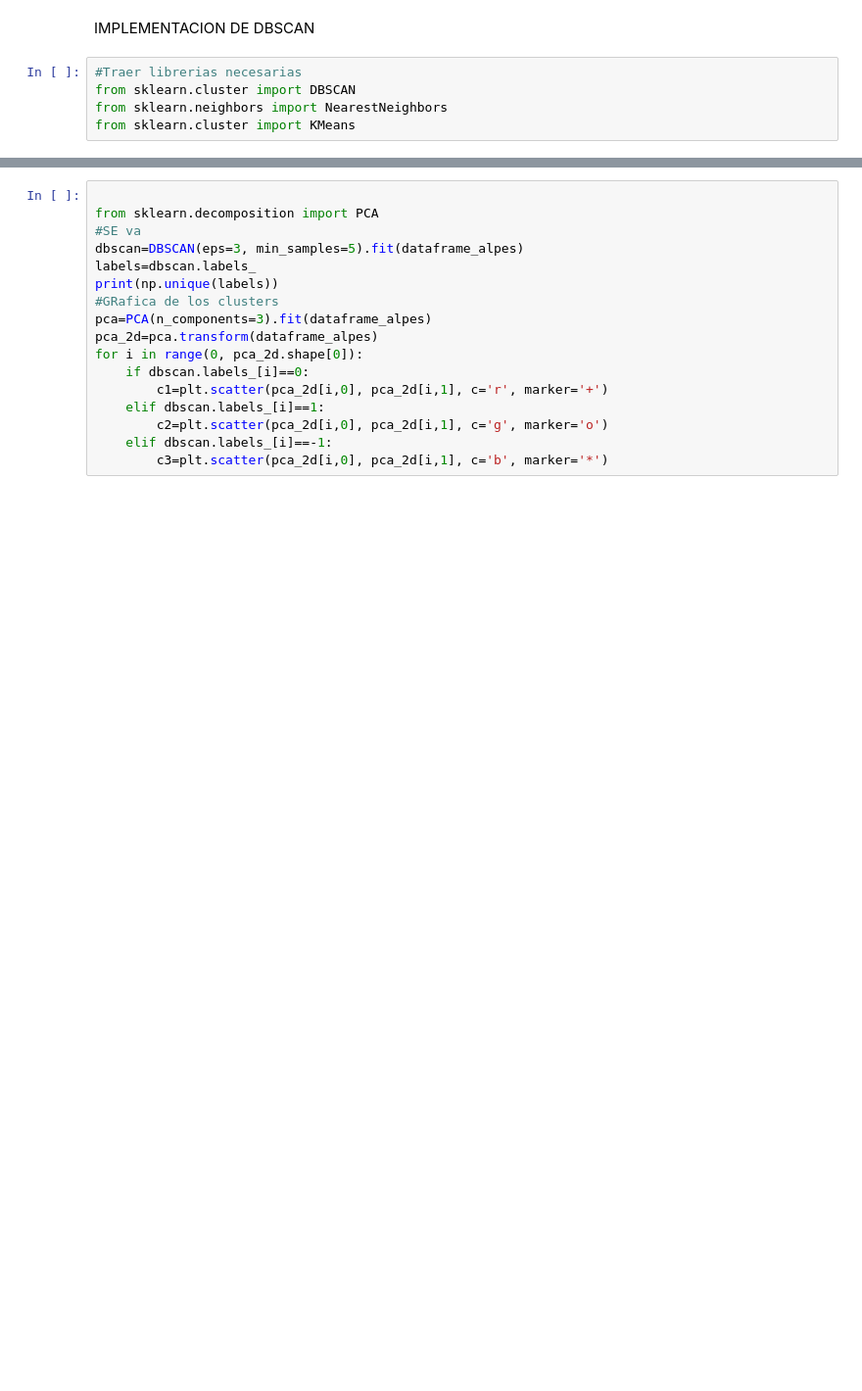
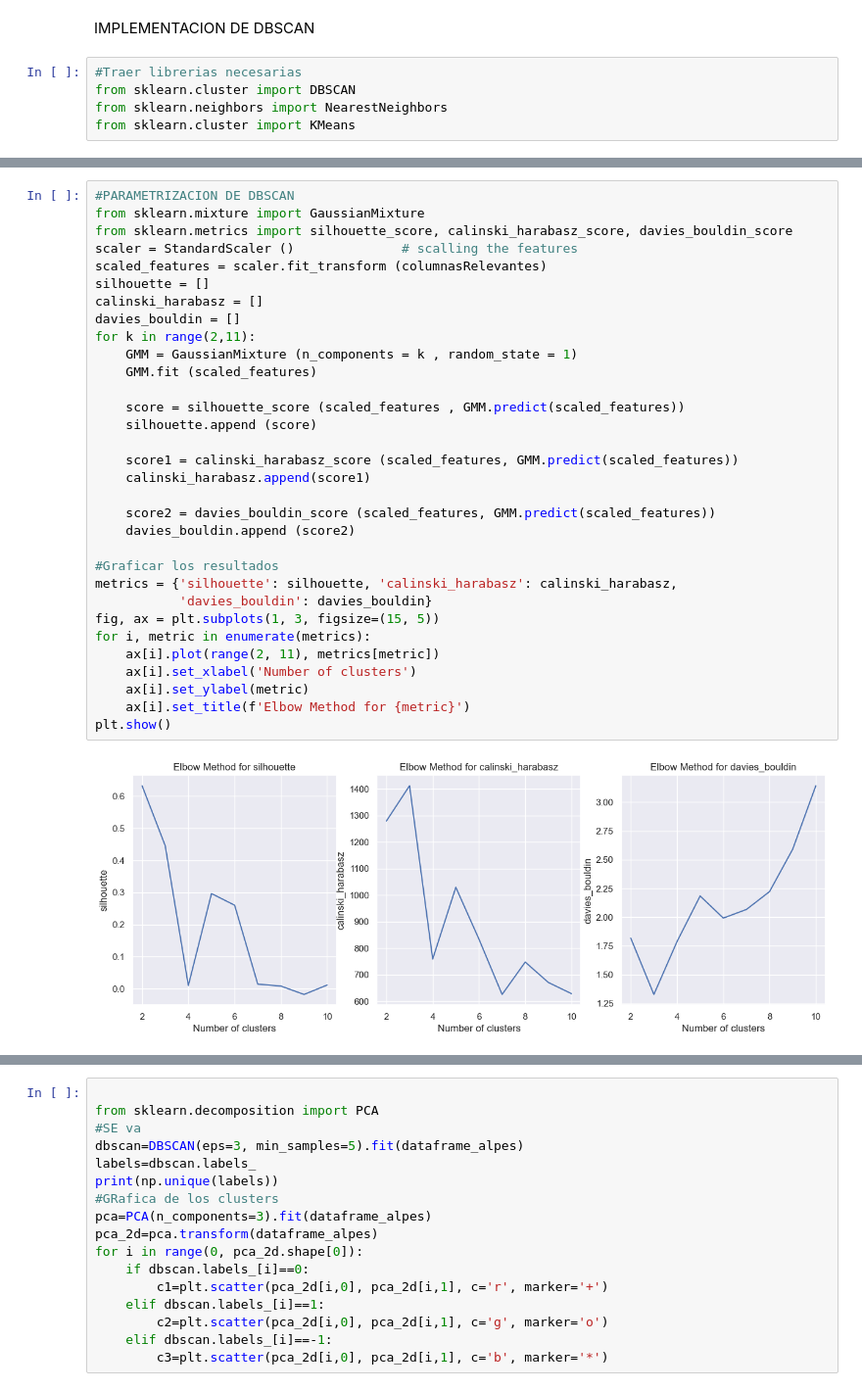
Before and after one commit to itsmemanuu/Lab01BI, a Jupyter notebook: LAB01.ipynb, the cells around one changed output, grey strips where cells are left out. Shown at 98% size. Drawn from its saved outputs; the diff is of its cells as text; blank space fills up the shorter version.

```diff
--- a/LAB01.ipynb
+++ b/LAB01.ipynb
@@ -608,3 +612,37 @@ plt.ylabel('Resultados')
 plt.show()
 # %% [output]
 [figure]
+# %%
+#PARAMETRIZACION DE DBSCAN
+from sklearn.mixture import GaussianMixture
+from sklearn.metrics import silhouette_score, calinski_harabasz_score, davies_bouldin_score
+scaler = StandardScaler ()              # scalling the features
+scaled_features = scaler.fit_transform (columnasRelevantes)
+silhouette = []
+calinski_harabasz = []
+davies_bouldin = []
+for k in range(2,11):
+    GMM = GaussianMixture (n_components = k , random_state = 1)
+    GMM.fit (scaled_features)
+
+    score = silhouette_score (scaled_features , GMM.predict(scaled_features))
+    silhouette.append (score)
+
+    score1 = calinski_harabasz_score (scaled_features, GMM.predict(scaled_features))
+    calinski_harabasz.append(score1)
+
+    score2 = davies_bouldin_score (scaled_features, GMM.predict(scaled_features))
+    davies_bouldin.append (score2)
+
+#Graficar los resultados
+metrics = {'silhouette': silhouette, 'calinski_harabasz': calinski_harabasz,
+           'davies_bouldin': davies_bouldin}
+fig, ax = plt.subplots(1, 3, figsize=(15, 5))
+for i, metric in enumerate(metrics):
+    ax[i].plot(range(2, 11), metrics[metric])
+    ax[i].set_xlabel('Number of clusters')
+    ax[i].set_ylabel(metric)
+    ax[i].set_title(f'Elbow Method for {metric}')
+plt.show()
+# %% [output]
+[figure, added]
```
Also changed, not shown: parts of 32 cells of this notebook.
